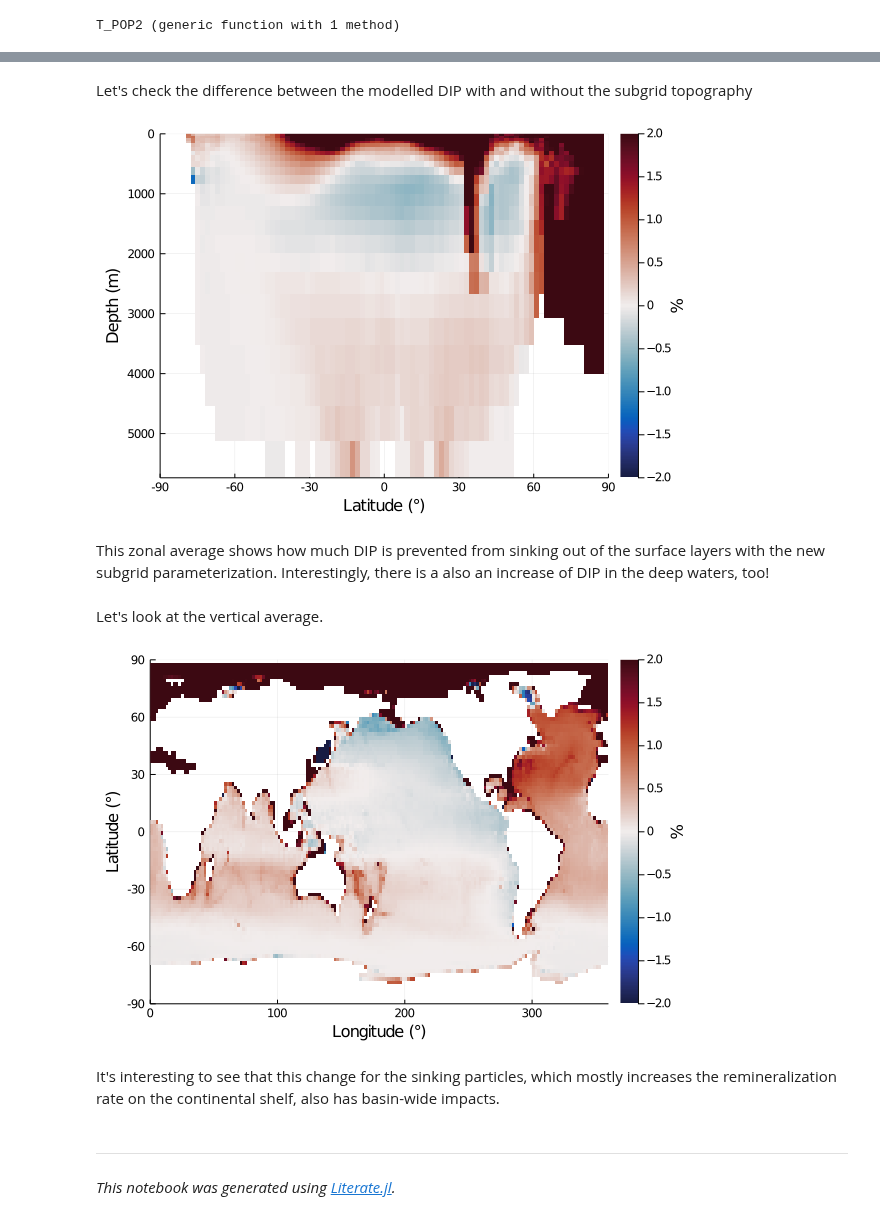
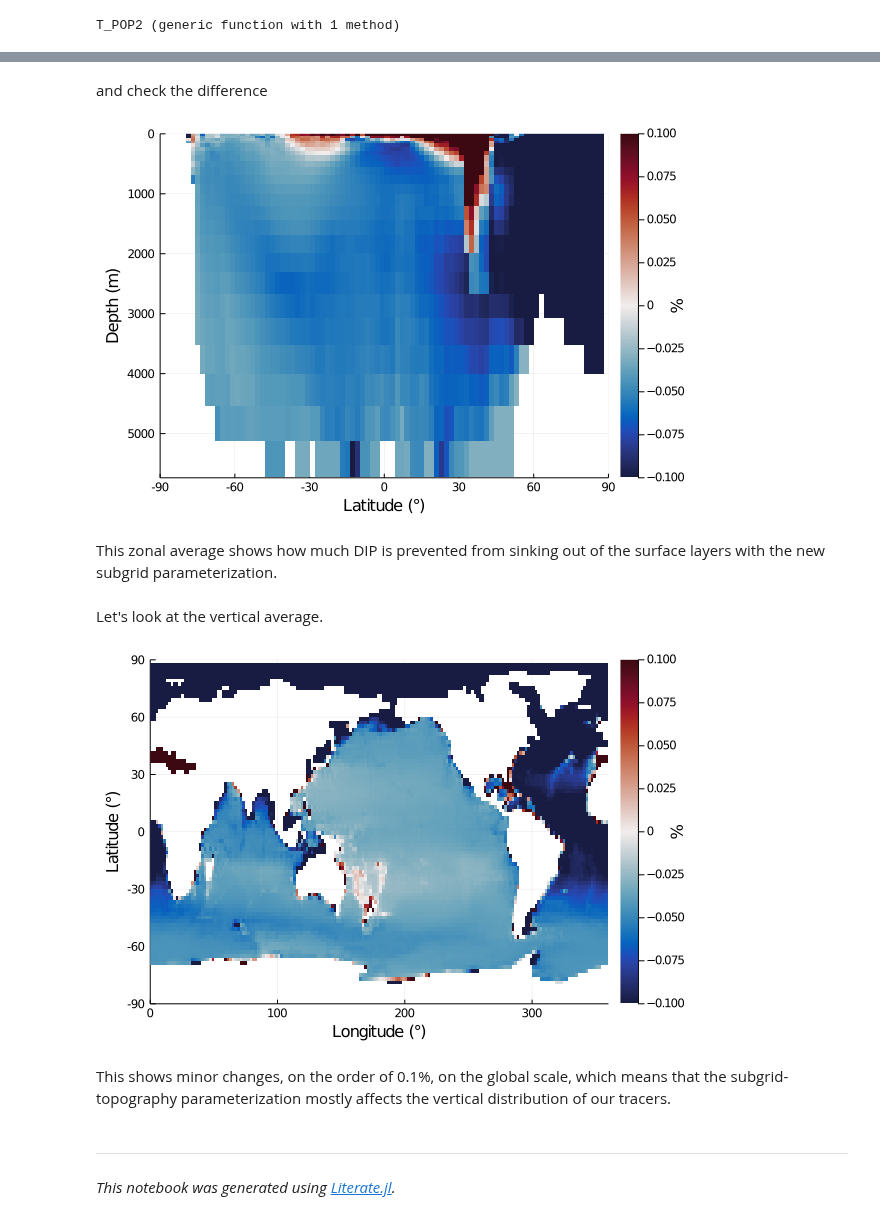
Before and after one commit to JuliaOcean/AIBECS.jl, a Jupyter notebook: dev/notebooks/3_Pmodel.ipynb, the cells around one changed output, grey strips where cells are left out. Cells and saved outputs as stored; diff of their text form; code cells hidden in the pictures.

```diff
--- a/dev/notebooks/3_Pmodel.ipynb
+++ b/dev/notebooks/3_Pmodel.ipynb
@@ -271,20 +272,20 @@ DIP2, POP2 = state_to_tracers(sol2, grd) # unpack tracers
-# %% [markdown]
-Let's check the difference between the modelled DIP with and without the subgrid topography
+# %% [markdown]
+and check the difference
 # %%
-plotzonalaverage((DIP2 - DIP) ./ DIP .|> u"percent", grd, color=:balance, clim=(-2, 2))
+plotzonalaverage((DIP2 - DIP) ./ DIP .|> u"percent", grd, color=:balance, clim=(-0.1, 0.1))
 # %% [output]
-[figure, old version]
+[figure, new version]
 # %% [markdown]
 This zonal average shows how much DIP is prevented from sinking out of the surface layers with the new subgrid parameterization.
-Interestingly, there is a also an increase of DIP in the deep waters, too!
 # %% [markdown]
 Let's look at the vertical average.
 # %%
-plotverticalaverage((DIP2 - DIP) ./ DIP .|> u"percent", grd, color=:balance, clim=(-2, 2))
+plotverticalaverage((DIP2 - DIP) ./ DIP .|> u"percent", grd, color=:balance, clim=(-0.1,0.1))
 # %% [output]
-[figure, old version]
+[figure, new version]
-# %% [markdown]
-It's interesting to see that this change for the sinking particles, which mostly increases the remineralization rate on the continental shelf, also has basin-wide impacts.
+# %% [markdown]
+This shows minor changes, on the order of 0.1%, on the global scale,
+which means that the subgrid-topography parameterization mostly affects the vertical distribution of our tracers.
 # %% [markdown]
 ---
 
```
Also changed, not shown: parts of 13 cells of this notebook, 22 other files.
